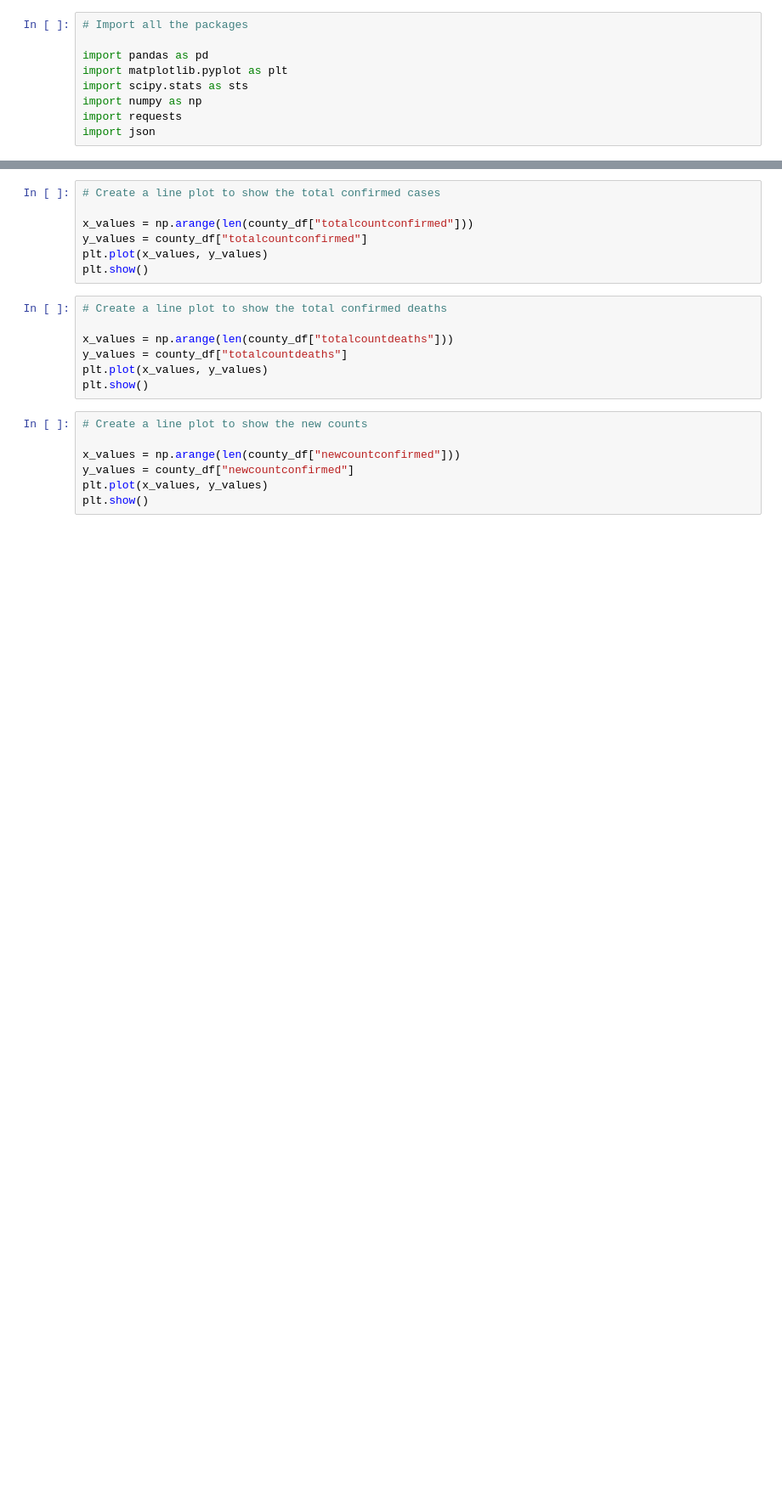
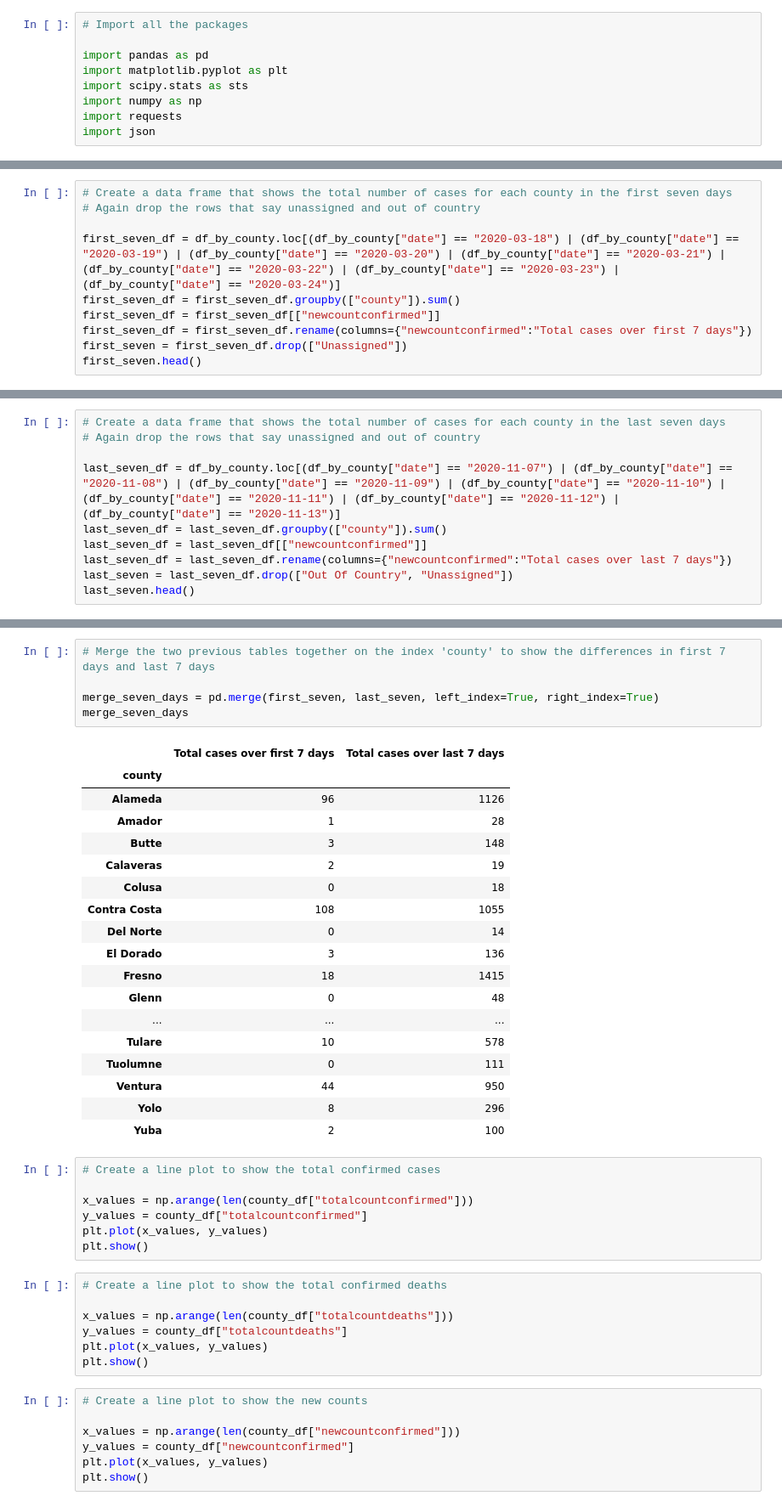
Before and after one commit to rteves0914/COVID_analysis, a Jupyter notebook: county_data.ipynb, the cells around one changed output, grey strips where cells are left out. Shown at 85% size. Drawn from its saved outputs; the diff is of its cells as text; blank space fills up the shorter version.

```diff
--- a/county_data.ipynb
+++ b/county_data.ipynb
@@ -78,0 +82,10 @@ county_df
+# %%
+# Create a data frame that shows the total number of cases for each county in the first seven days
+# Again drop the rows that say unassigned and out of country
+
+first_seven_df = df_by_county.loc[(df_by_county["date"] == "2020-03-18") | (df_by_county["date"] == "2020-03-19") | (df_by_county["date"] == "2020-03-20") | (df_by_county["date"] == "2020-03-21") | (df_by_county["date"] == "2020-03-22") | (df_by_county["date"] == "2020-03-23") | (df_by_county["date"] == "2020-03-24")]
+first_seven_df = first_seven_df.groupby(["county"]).sum()
+first_seven_df = first_seven_df[["newcountconfirmed"]]
+first_seven_df = first_seven_df.rename(columns={"newcountconfirmed":"Total cases over first 7 days"})
+first_seven = first_seven_df.drop(["Unassigned"])
+first_seven.head()
@@ -78,0 +100,10 @@ county_df
+# %%
+# Create a data frame that shows the total number of cases for each county in the last seven days
+# Again drop the rows that say unassigned and out of country
+
+last_seven_df = df_by_county.loc[(df_by_county["date"] == "2020-11-07") | (df_by_county["date"] == "2020-11-08") | (df_by_county["date"] == "2020-11-09") | (df_by_county["date"] == "2020-11-10") | (df_by_county["date"] == "2020-11-11") | (df_by_county["date"] == "2020-11-12") | (df_by_county["date"] == "2020-11-13")]
+last_seven_df = last_seven_df.groupby(["county"]).sum()
+last_seven_df = last_seven_df[["newcountconfirmed"]]
+last_seven_df = last_seven_df.rename(columns={"newcountconfirmed":"Total cases over last 7 days"})
+last_seven = last_seven_df.drop(["Out Of Country", "Unassigned"])
+last_seven.head()
@@ -79,3 +118,27 @@ county_df
+# %%
+# Merge the two previous tables together on the index 'county' to show the differences in first 7 days and last 7 days
+
+merge_seven_days = pd.merge(first_seven, last_seven, left_index=True, right_index=True)
+merge_seven_days
+# %% [output]
+|  | Total cases over first 7 days | Total cases over last 7 days |
+| county |  |  |
+| Alameda | 96 | 1126 |
+| Amador | 1 | 28 |
+| Butte | 3 | 148 |
+| Calaveras | 2 | 19 |
+| Colusa | 0 | 18 |
+| Contra Costa | 108 | 1055 |
+| Del Norte | 0 | 14 |
+| El Dorado | 3 | 136 |
+| Fresno | 18 | 1415 |
+| Glenn | 0 | 48 |
+| ... | ... | ... |
+| Tulare | 10 | 578 |
+| Tuolumne | 0 | 111 |
+| Ventura | 44 | 950 |
+| Yolo | 8 | 296 |
+| Yuba | 2 | 100 |
 # %%
 # Create a line plot to show the total confirmed cases
 
```
Also changed, not shown: parts of 7 cells of this notebook.
